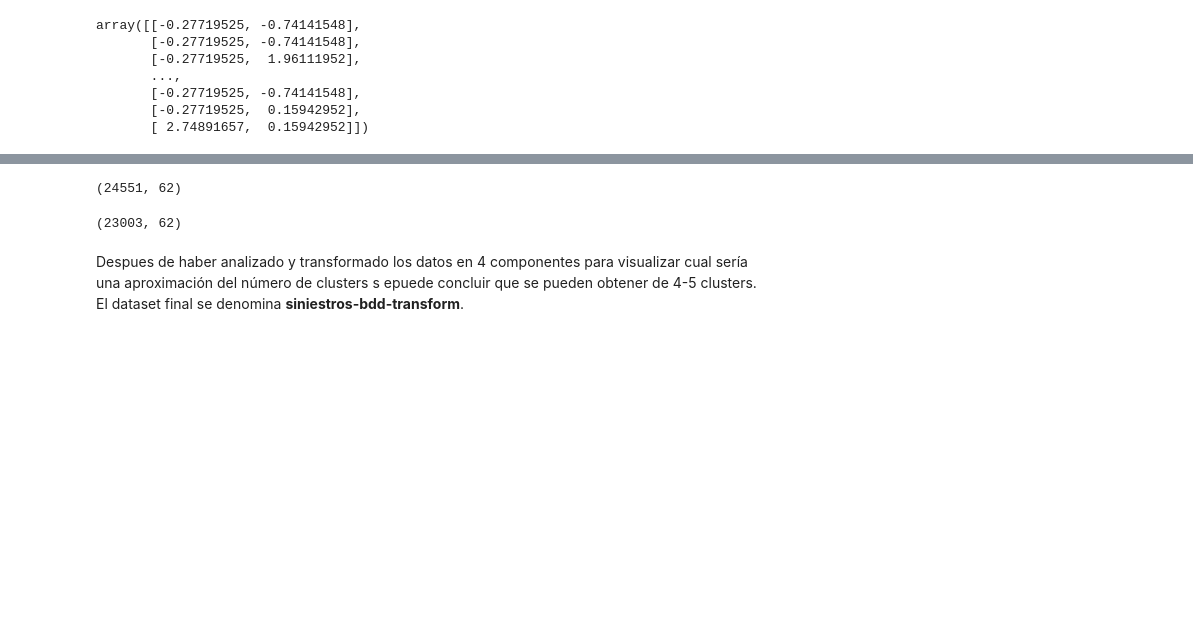
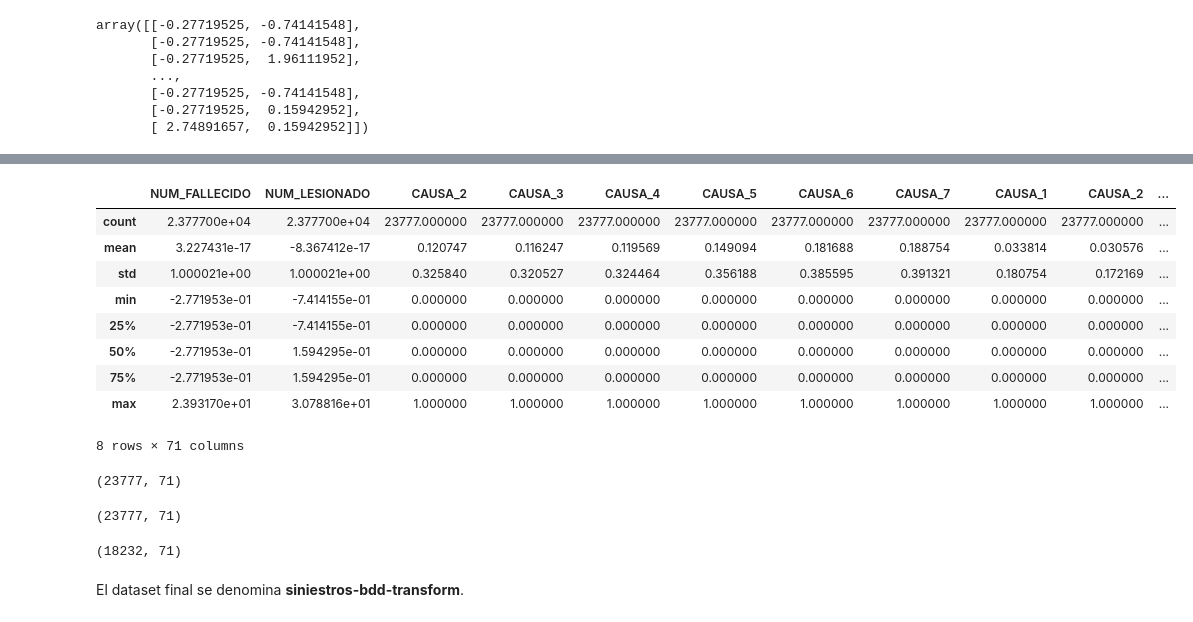
Before and after one commit to DaColcha/proyecto-BI, a Jupyter notebook: data-preprocess.ipynb, the cells around one changed output, grey strips where cells are left out. Drawn from its saved outputs; the diff is of its cells as text; code cells hidden in the pictures; blank space fills up the shorter version.

```diff
--- a/data-preprocess.ipynb
+++ b/data-preprocess.ipynb
@@ -355,6 +355,8 @@ g=sns.heatmap(data_prep[top_corr_features].corr(),annot=True,cmap="RdYlGn")
 # %% [markdown]
 ## TRASNFORMACIÓN
 # %%
-transform_data = pd.get_dummies(data_prep, columns= categories, prefix=cat, drop_first=True, dtype=int)
-transform_data.head()
+categorical_data = data_prep.select_dtypes(include='category')
+transform_cat_data = pd.get_dummies(categorical_data, columns= categories, prefix=cat, drop_first=True, dtype=int)
+transform_cat_data.head()
+transform_cat_data.shape
 # %% [output]
@@ -385,7 +365,7 @@ plt.show()
 from sklearn.preprocessing import StandardScaler
 
 scaler = StandardScaler()
-numerical_data = transform_data[['NUM_FALLECIDO', 'NUM_LESIONADO']]
+numerical_data = data_prep[['NUM_FALLECIDO', 'NUM_LESIONADO']]
 numerical_data_scaled = scaler.fit_transform(numerical_data)
 numerical_data_scaled
 # %% [output]
@@ -412,0 +379,3 @@ data_unified.head()
+# %%
+numerical_data_scaled = pd.DataFrame(numerical_data_scaled, columns=numerical_data.columns)
+numerical_data_scaled.shape
@@ -412,0 +384,5 @@ data_unified.head()
+# %%
+numerical_data_scaled.reset_index(drop=True, inplace=True)
+transform_cat_data.reset_index(drop=True, inplace=True)
+data_unified = numerical_data_scaled.join(transform_cat_data)
+data_unified.head()
@@ -413,13 +397,31 @@ data_unified.head()
+# %%
+data_unified.describe()
+# %% [output]
+|  | NUM_FALLECIDO | NUM_LESIONADO | CAUSA_2 | CAUSA_3 | CAUSA_4 | CAUSA_5 | CAUSA_6 | CAUSA_7 | CAUSA_1 | CAUSA_2 | ... |
+| count | 2.377700e+04 | 2.377700e+04 | 23777.000000 | 23777.000000 | 23777.000000 | 23777.000000 | 23777.000000 | 23777.000000 | 23777.000000 | 23777.000000 | ... |
+| mean | 3.227431e-17 | -8.367412e-17 | 0.120747 | 0.116247 | 0.119569 | 0.149094 | 0.181688 | 0.188754 | 0.033814 | 0.030576 | ... |
+| std | 1.000021e+00 | 1.000021e+00 | 0.325840 | 0.320527 | 0.324464 | 0.356188 | 0.385595 | 0.391321 | 0.180754 | 0.172169 | ... |
+| min | -2.771953e-01 | -7.414155e-01 | 0.000000 | 0.000000 | 0.000000 | 0.000000 | 0.000000 | 0.000000 | 0.000000 | 0.000000 | ... |
+| 25% | -2.771953e-01 | -7.414155e-01 | 0.000000 | 0.000000 | 0.000000 | 0.000000 | 0.000000 | 0.000000 | 0.000000 | 0.000000 | ... |
+| 50% | -2.771953e-01 | 1.594295e-01 | 0.000000 | 0.000000 | 0.000000 | 0.000000 | 0.000000 | 0.000000 | 0.000000 | 0.000000 | ... |
+| 75% | -2.771953e-01 | 1.594295e-01 | 0.000000 | 0.000000 | 0.000000 | 0.000000 | 0.000000 | 0.000000 | 0.000000 | 0.000000 | ... |
+| max | 2.393170e+01 | 3.078816e+01 | 1.000000 | 1.000000 | 1.000000 | 1.000000 | 1.000000 | 1.000000 | 1.000000 | 1.000000 | ... |
+8 rows × 71 columns
 # %%
 data_unified.shape
 # %% [output]
-(24551, 62)
+(23777, 71)
 # %%
 data_unified.dropna(inplace=True)
 data_unified.shape
 # %% [output]
-(23003, 62)
+(23777, 71)
-# %% [markdown]
-Despues de haber analizado y transformado los datos en 4 componentes para visualizar cual sería una aproximación del número de clusters s epuede concluir que se pueden obtener de 4-5 clusters. El dataset final se denomina **siniestros-bdd-transform**.
+# %%
+data_unified.drop_duplicates(inplace=True)
+data_unified.shape
+# %% [output]
+(18232, 71)
+# %% [markdown]
+El dataset final se denomina **siniestros-bdd-transform**.
 # %%
 data_unified.to_csv('data/siniestros-bdd-transform.csv', index=False)
```
Also changed, not shown: parts of 6 cells of this notebook, 1 other file.
